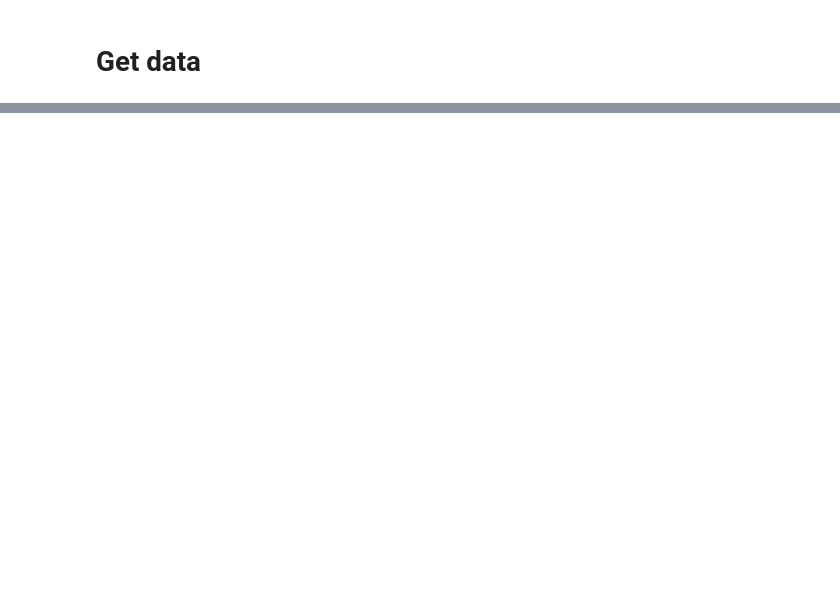
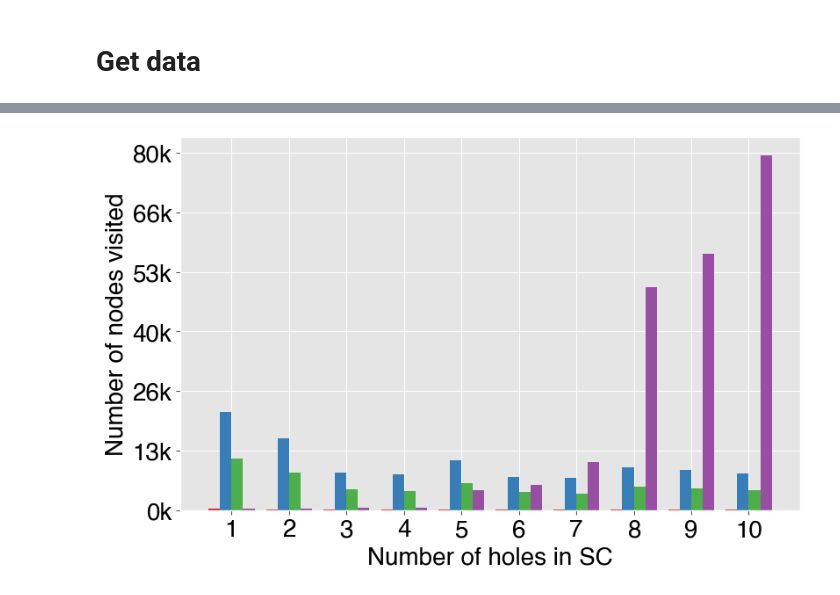
Before and after one commit to ctaveras1999/h-star, a Jupyter notebook: experiments/exp2.ipynb, the cells around one changed output, grey strips where cells are left out. Drawn from its saved outputs; the diff is of its cells as text; code cells hidden in the pictures; blank space fills up the shorter version.

```diff
--- a/experiments/exp2.ipynb
+++ b/experiments/exp2.ipynb
@@ -123,0 +145,9 @@ pool.terminate()
+# %%
+folder = "../exp2_data"
+results_dict = np.load(f"{folder}/setup.npz", allow_pickle=True)
+alphas, SCs, ref_outputs, hole_locs = [results_dict[x] for x in results_dict.keys()]
+
+data_reg   = [np.load(f"{folder}/data_steps0_batch{i}.npz", allow_pickle=True)["data"] for i in range(10)]
+data_roll  = [np.load(f"{folder}/data_steps1_batch{i}.npz", allow_pickle=True)["data"] for i in range(10)]
+data_prune = [np.load(f"{folder}/data_prune_steps1_batch{i}.npz", allow_pickle=True)["data"] for i in range(10)]
+data_bhat  = [np.load(f"{folder}/data_bhat_batch_{i}.npz", allow_pickle=True)["data"] for i in range(10)]
@@ -123,0 +259,38 @@ pool.terminate()
+# %%
+import matplotlib as mpl
+mpl.rcParams.update(mpl.rcParamsDefault)
+
+matplotlib.style.use('ggplot')
+
+width = 0.2
+x = np.arange(1,1+num_SCs) - 1.5 * width
+multiplier = 0
+fig, ax = plt.subplots(layout='constrained', figsize=(8,5))
+
+labels = ["heuristic", "heuristic w/ rollout", "heuristic w/ rollout & pruning", "Bhattacharya et al."]
+for i in range(4):
+    measurement = data_to_plot[i,]
+    offset = width * multiplier
+    rects = ax.bar(x + offset, data_to_plot[:,i,0], width, label=labels[i], color=colors[i])
+    multiplier += 1
+
+font = {'family': 'Helvetica',
+    'color':  'black',
+    'weight': 'normal',
+    'size': 20}
+
+plt.rcParams.update({
+"text.usetex": False,
+"font.family": "sans-serif",
+"font.sans-serif": ["Helvetica"]})
+
+ax.set_xlabel("Number of holes in SC", fontdict=font)
+ax.set_ylabel("Number of nodes visited",  fontdict=font)
+ax.set_xticks(np.arange(1,11))
+ax.set_xticklabels([str(i) for i in range(1, 11)], fontdict=font)
+yticks = np.linspace(0, 80000, 7)
+ax.set_yticks(yticks)
+ax.set_yticklabels([str(int(i/1000)) + 'k'  for i in yticks], fontdict=font)
+plt.show()
+# %% [output]
+[figure, added]
```
Also changed, not shown: parts of 16 cells of this notebook, 4 other files.
